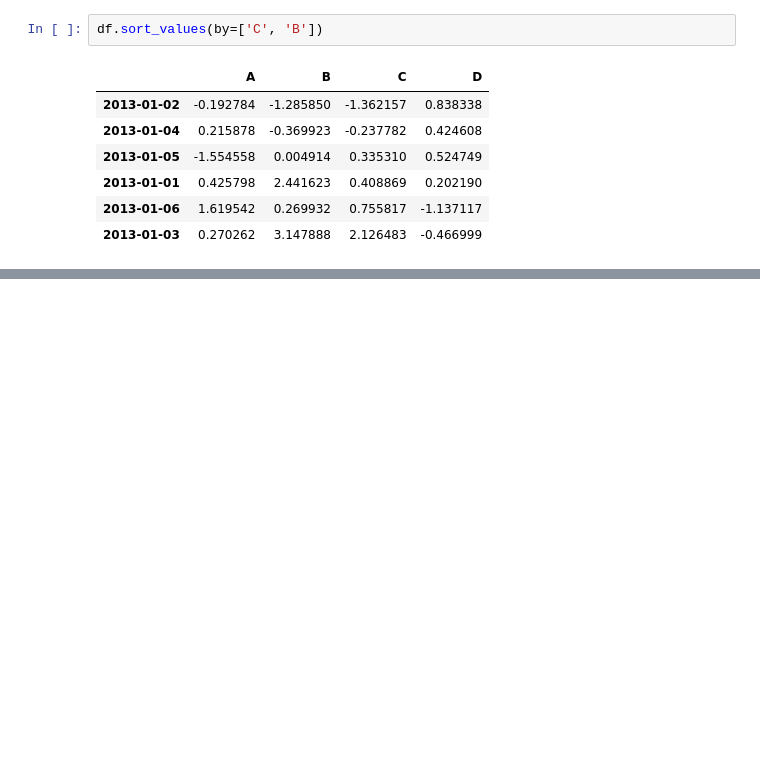
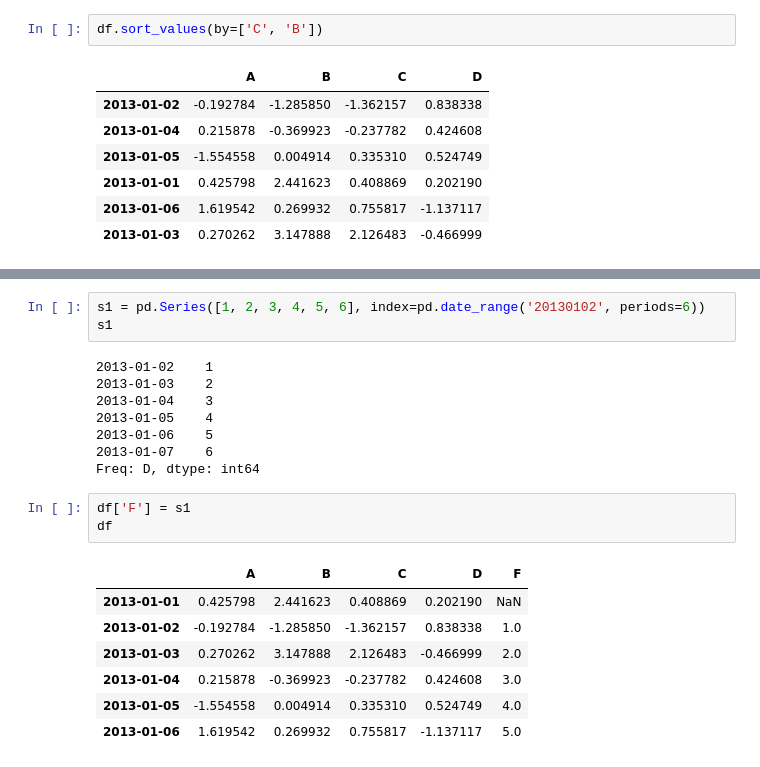
Before and after one commit to Sai628/jupyter-notebook, a Jupyter notebook: Python/pandas-tutorial.ipynb, the cells around one changed output, grey strips where cells are left out. Cells and saved outputs as stored; diff of their text form; blank space fills up the shorter version.

```diff
--- a/Python/pandas-tutorial.ipynb
+++ b/Python/pandas-tutorial.ipynb
@@ -183,0 +378,22 @@ df.sort_values(by=['C', 'B'])
+# %%
+s1 = pd.Series([1, 2, 3, 4, 5, 6], index=pd.date_range('20130102', periods=6))
+s1
+# %% [output]
+2013-01-02    1
+2013-01-03    2
+2013-01-04    3
+2013-01-05    4
+2013-01-06    5
+2013-01-07    6
+Freq: D, dtype: int64
+# %%
+df['F'] = s1
+df
+# %% [output]
+|  | A | B | C | D | F |
+| 2013-01-01 | 0.425798 | 2.441623 | 0.408869 | 0.202190 | NaN |
+| 2013-01-02 | -0.192784 | -1.285850 | -1.362157 | 0.838338 | 1.0 |
+| 2013-01-03 | 0.270262 | 3.147888 | 2.126483 | -0.466999 | 2.0 |
+| 2013-01-04 | 0.215878 | -0.369923 | -0.237782 | 0.424608 | 3.0 |
+| 2013-01-05 | -1.554558 | 0.004914 | 0.335310 | 0.524749 | 4.0 |
+| 2013-01-06 | 1.619542 | 0.269932 | 0.755817 | -1.137117 | 5.0 |
```
Also changed, not shown: parts of 53 cells of this notebook.
